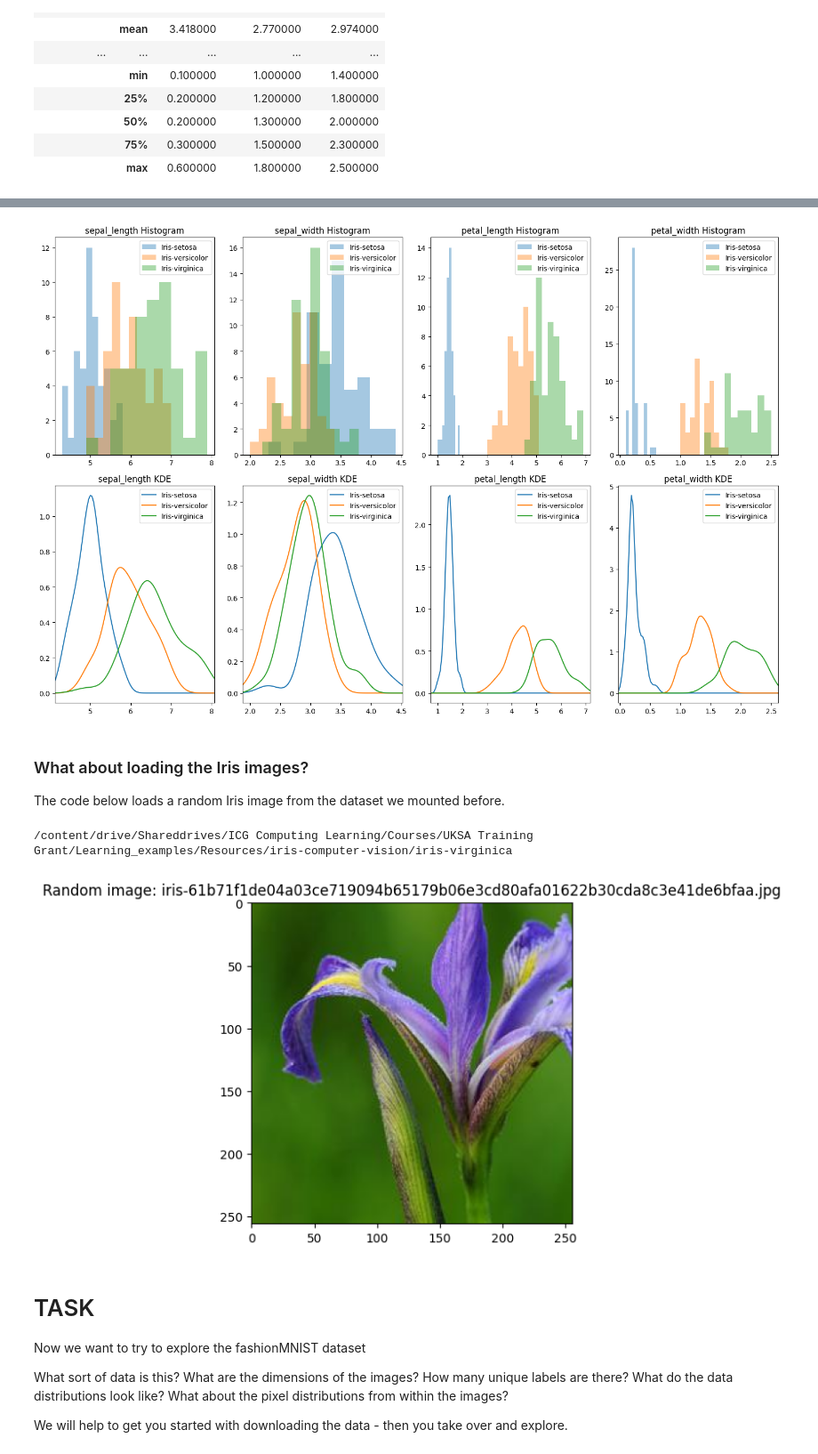
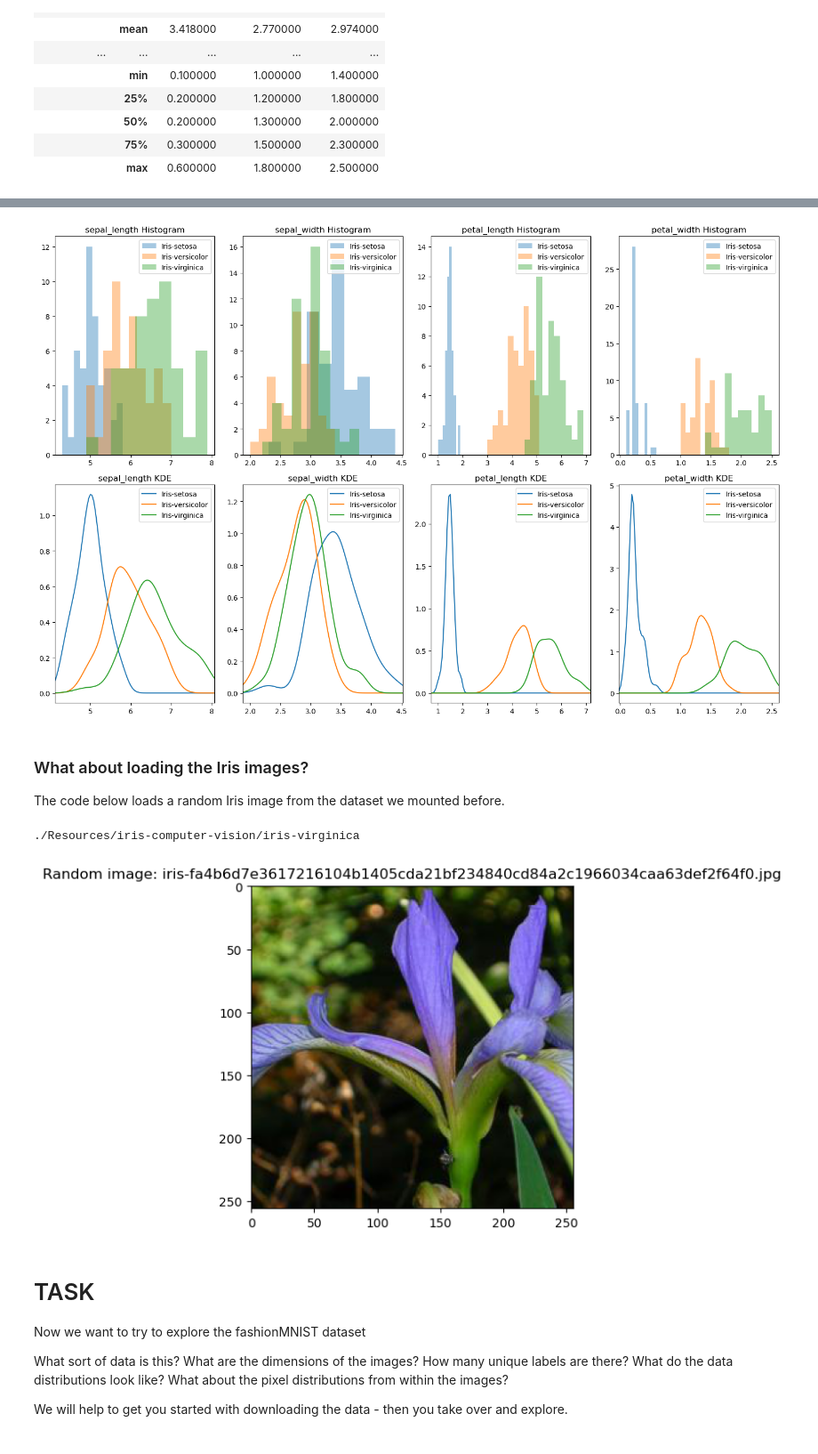
Before and after one commit to pmb59/UKSA_SoftwareDataAI_Training, a Jupyter notebook: UKSA_SoftwareDataAI_Training/Phase2_Materials/AI101_WED_1330/Wed_1530_1700_1_Exploring_the_data.ipynb, the cells around one changed output, grey strips where cells are left out. Shown: that part at 89% size. Saved outputs shown, nothing was run; the diff lists cells and outputs as text; code cells hidden in the pictures.

```diff
--- a/UKSA_SoftwareDataAI_Training/Phase2_Materials/AI101_WED_1330/Wed_1530_1700_1_Exploring_the_data.ipynb
+++ b/UKSA_SoftwareDataAI_Training/Phase2_Materials/AI101_WED_1330/Wed_1530_1700_1_Exploring_the_data.ipynb
@@ -19,18 +19,14 @@ Explore the fashionMNIST dataset - what sort of data is this, how many labells a
 ### 1. Basics of saving and loading data
 # %%
 # Save data to a file
-
 example_text = "The quick brown fox jumps over the lazy dog."
 
-f = open("myfile.txt", "w")
-f.write(example_text)
-f.close()
+with open("./Resources/myfile.txt", "w") as f:
+    f.write(example_text)
 # %%
 # Load data from file
-
-f = open("myfile.txt", "r")
-result = f.read()
-f.close()
+with open("./Resources/myfile.txt", "r") as f:
+    result = f.read()
 
 print(result)
 # %% [output]
@@ -71,6 +48,6 @@ os.listdir(data_dir)
 # %%
 # Save zip file to data_dir
-
+data_dir = "./Resources"
 filename = "iris.zip"
 full_path_zip = os.path.join(data_dir, filename)
 
@@ -108,7 +79,7 @@ Drive already mounted at /content/drive; to attempt to forcibly remount, call dr
 # %%
 # Load in index
 
-data_dir = "/content/drive/Shareddrives/ICG Computing Learning/Courses/UKSA Training Grant/Learning_examples/Resources"
+data_dir = "./Resources"
 full_path = os.path.join(data_dir, "iris")
 
 names_path = os.path.join(full_path, "iris.names")
@@ -333,7 +304,7 @@ plt.tight_layout()
 # Show the plots
 plt.show()
 # %% [output]
-[figure, old version]
+[figure, new version]
 # %% [markdown]
 ### What about loading the Iris images?
 
@@ -341,36 +312,36 @@ The code below loads a random Iris image from the dataset we mounted before.
 # %%
 # load a random iris image to use as an example to show data augmentation
 
 import random
 import matplotlib.image as mpimg
 
 def load_and_show_random_image(folder_path): # we've put it in a function as it might be the sort of thing we want to call a few times
 
   image_files = [f for f in os.listdir(folder_path) if os.path.isfile(os.path.join(folder_path, f))] # looking in our folders to create a list of image full path names
   if not image_files:
     print(f"No image files found in {folder_path}")
     return
 
   random_image_file = random.choice(image_files) # selecting a random image
   image_path = os.path.join(folder_path, random_image_file)
 
   try:
     img = mpimg.imread(image_path) # read in the image using matplotlib - there are numerous way in many packages to do this
     plt.imshow(img) # plot the image
     plt.title(f"Random image: {random_image_file}")
     plt.show()
   except Exception as e:
     print(f"Error loading or displaying image: {e}")
 
 
 # this is now the main part of our code outside of our function
-test_image_path = "/content/drive/Shareddrives/ICG Computing Learning/Courses/UKSA Training Grant/Learning_examples/Resources/iris-computer-vision/iris-virginica"
+test_image_path = "./Resources/iris-computer-vision/iris-virginica"
 print(test_image_path)
 
 load_and_show_random_image(test_image_path)
 # %% [output]
-/content/drive/Shareddrives/ICG Computing Learning/Courses/UKSA Training Grant/Learning_examples/Resources/iris-computer-vision/iris-virginica
+./Resources/iris-computer-vision/iris-virginica
-[figure, old version]
+[figure, new version]
 # %% [markdown]
 # TASK
 
```
Also changed, not shown: parts of 9 cells of this notebook, 1 other file.
